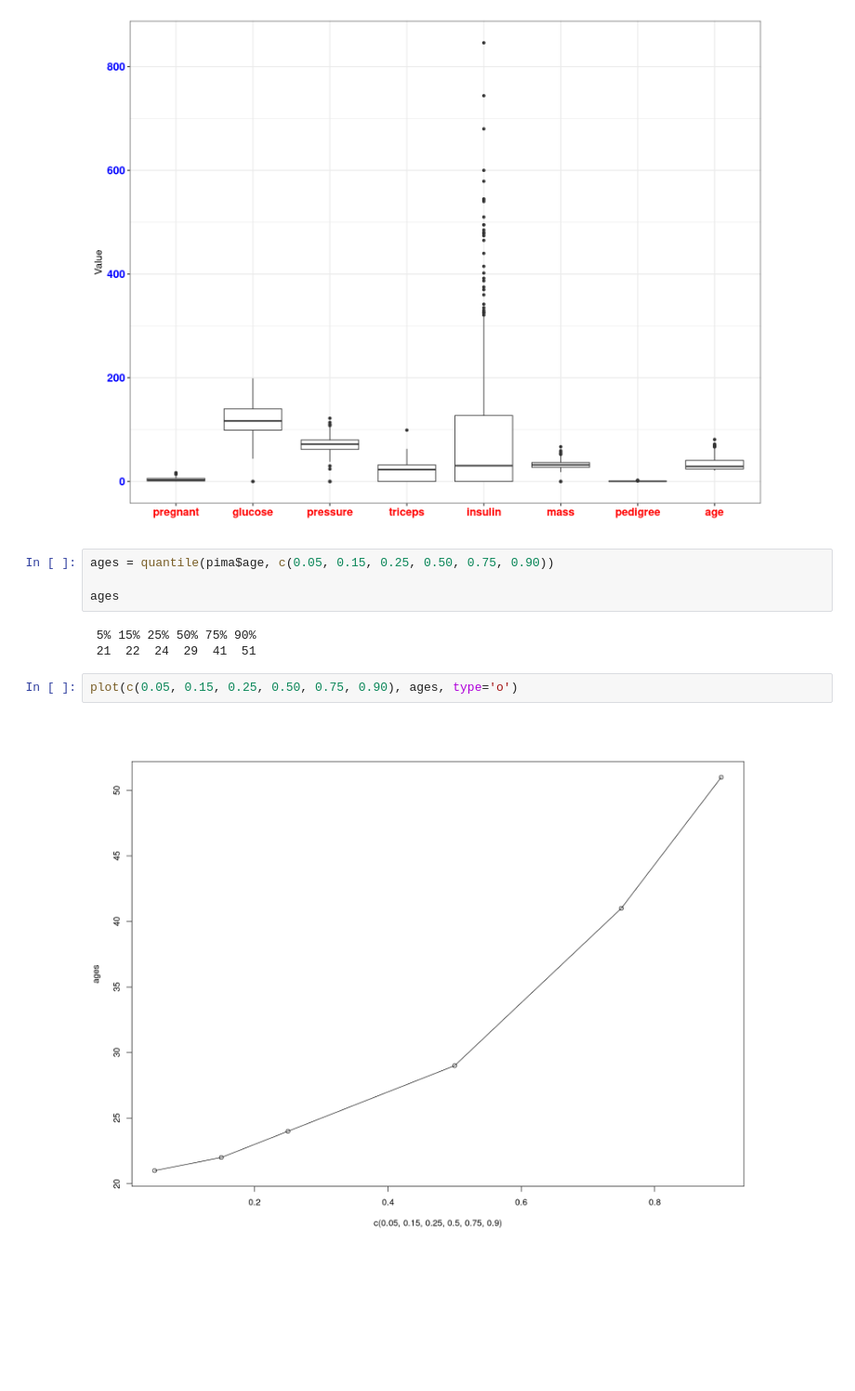
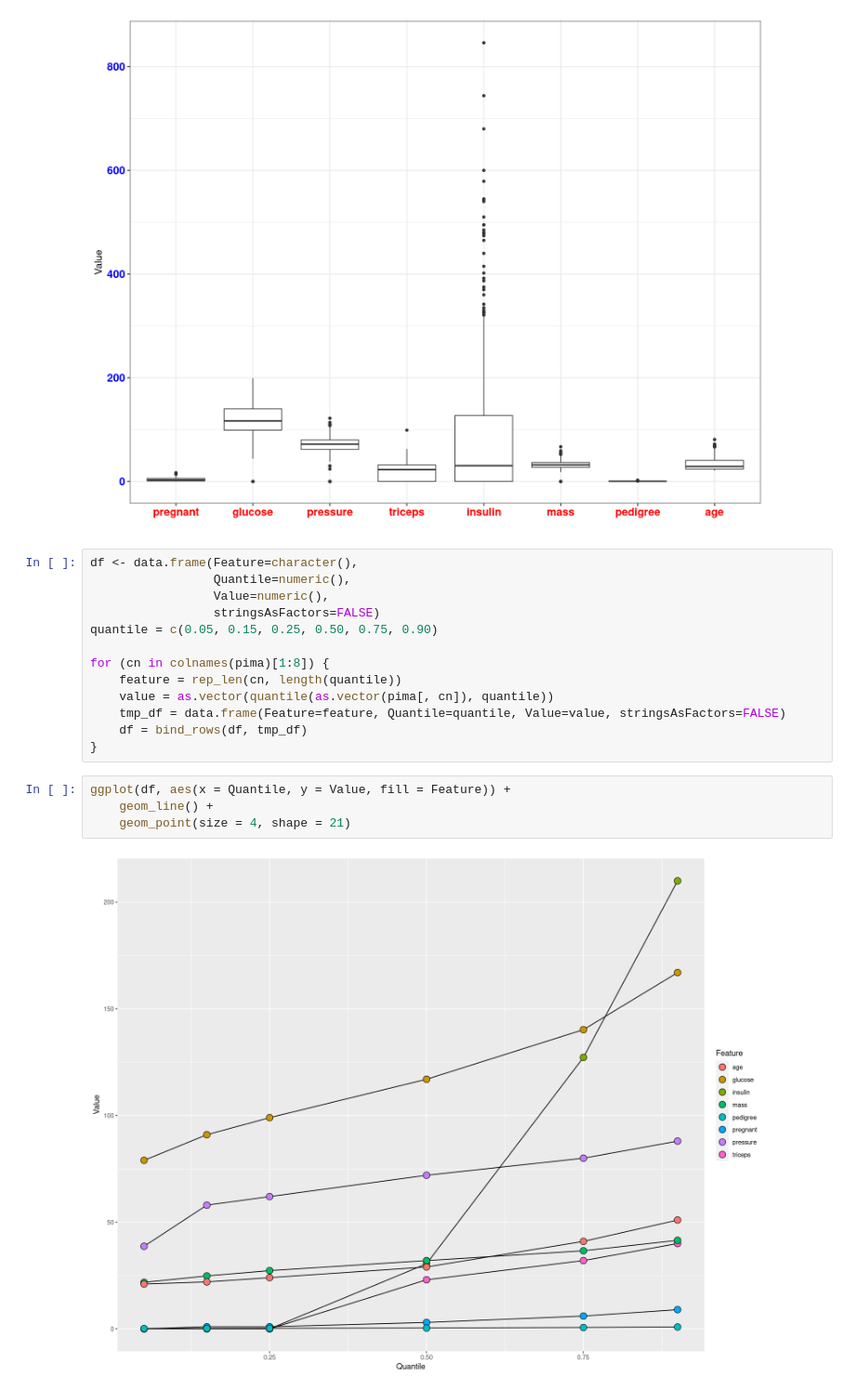
Before and after one commit to cuongpiger/CSC_R_for_Data_Science, a Jupyter notebook: Chapter 13. Descriptive Statistics - Thong ke mo ta/ex_13_01.ipynb, the cells around one changed output. Shown at 93% size. Cells and saved outputs as stored; diff of their text form; blank space fills up the shorter version.

```diff
--- a/Chapter 13. Descriptive Statistics - Thong ke mo ta/ex_13_01.ipynb
+++ b/Chapter 13. Descriptive Statistics - Thong ke mo ta/ex_13_01.ipynb
@@ -147,13 +168,21 @@ ggplot(stack(pima[, 1:8]), aes(x = ind, y = values)) +
 # %% [output]
 [figure]
 # %%
-ages = quantile(pima$age, c(0.05, 0.15, 0.25, 0.50, 0.75, 0.90))
+df <- data.frame(Feature=character(),
+                 Quantile=numeric(),
+                 Value=numeric(),
+                 stringsAsFactors=FALSE)
+quantile = c(0.05, 0.15, 0.25, 0.50, 0.75, 0.90)
 
-ages
+for (cn in colnames(pima)[1:8]) {
+    feature = rep_len(cn, length(quantile))
+    value = as.vector(quantile(as.vector(pima[, cn]), quantile))
+    tmp_df = data.frame(Feature=feature, Quantile=quantile, Value=value, stringsAsFactors=FALSE)
+    df = bind_rows(df, tmp_df)
+}
-# %% [output]
- 5% 15% 25% 50% 75% 90%
- 21  22  24  29  41  51
 # %%
-plot(c(0.05, 0.15, 0.25, 0.50, 0.75, 0.90), ages, type='o')
+ggplot(df, aes(x = Quantile, y = Value, fill = Feature)) +
+    geom_line() +
+    geom_point(size = 4, shape = 21)
 # %% [output]
-[figure, old version]
+[figure, new version]
```
Also changed, not shown: parts of 3 cells of this notebook.
